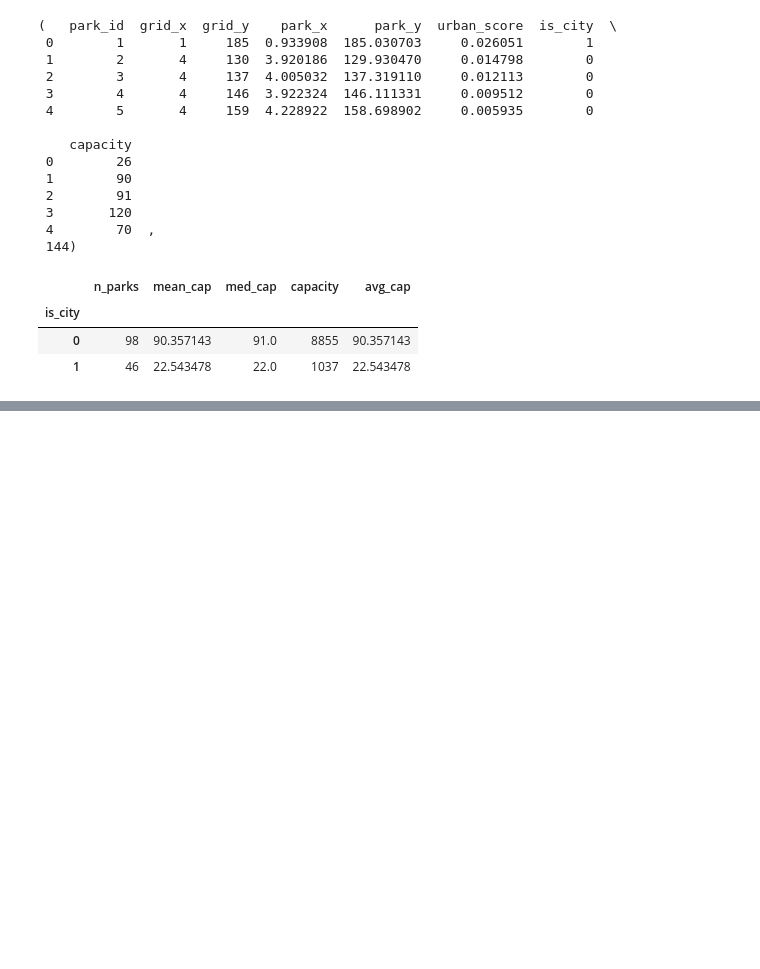
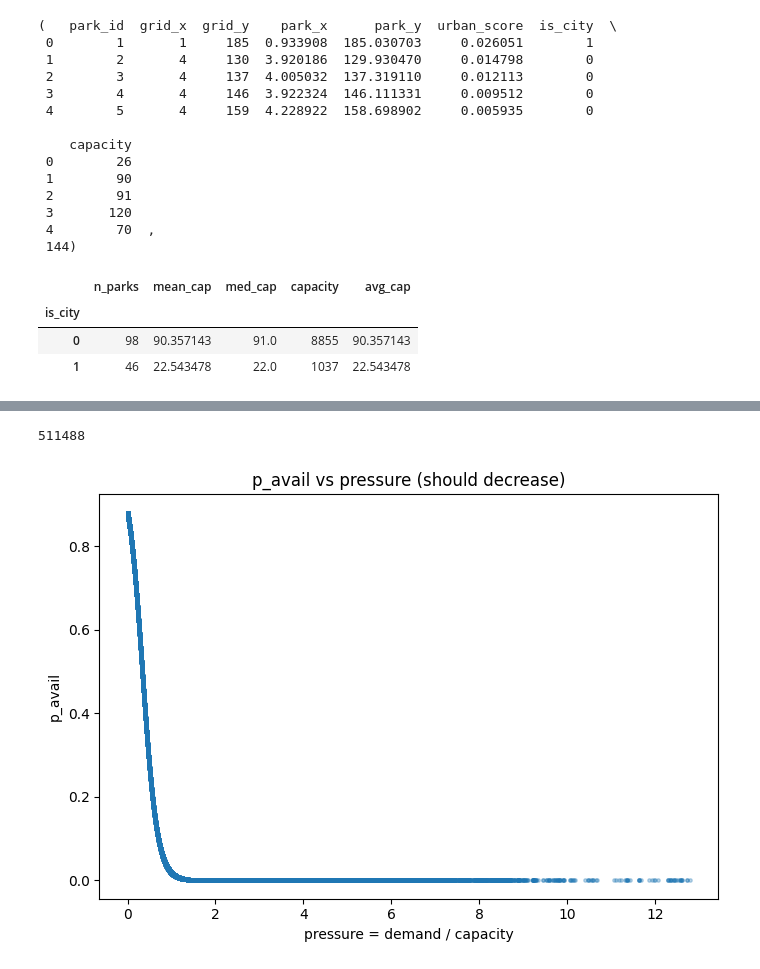
Before and after one commit to radimon/2025_flight_delay_prediction, a Jupyter notebook: notebooks/07_grid_classify_and_parking_data_create.ipynb, the cells around one changed output, grey strips where cells are left out. Drawn from its saved outputs; the diff is of its cells as text; code cells hidden in the pictures; blank space fills up the shorter version.

Commit message:
parking probability

```diff
--- a/notebooks/07_grid_classify_and_parking_data_create.ipynb
+++ b/notebooks/07_grid_classify_and_parking_data_create.ipynb
@@ -172,0 +446,11 @@ summary
+# %%
+df_prob = build_parking_prob_baseline(df_with_a, df_parks)
+
+# 把停車場位置/容量/市區標籤合併回來
+df_prob = df_prob.merge(
+    df_parks[["park_id", "park_x", "park_y", "capacity"] +
+             [c for c in ["is_city", "urban_score"] if c in df_parks.columns]],
+    on="park_id",
+    how="left"
+)
+df_prob.head()
@@ -172,0 +484,16 @@ summary
+# %%
+import matplotlib.pyplot as plt
+
+print(len(df_prob))
+sample = df_prob.sample(min(200000, len(df_prob)), random_state=0)
+
+plt.figure(figsize=(7,5))
+plt.scatter(sample["pressure"], sample["p_avail"], s=6, alpha=0.3)
+plt.xlabel("pressure = demand / capacity")
+plt.ylabel("p_avail")
+plt.title("p_avail vs pressure (should decrease)")
+plt.tight_layout()
+plt.show()
+# %% [output]
+511488
+[figure, added]
```
Also changed, not shown: parts of 11 cells of this notebook, 2 other files.
